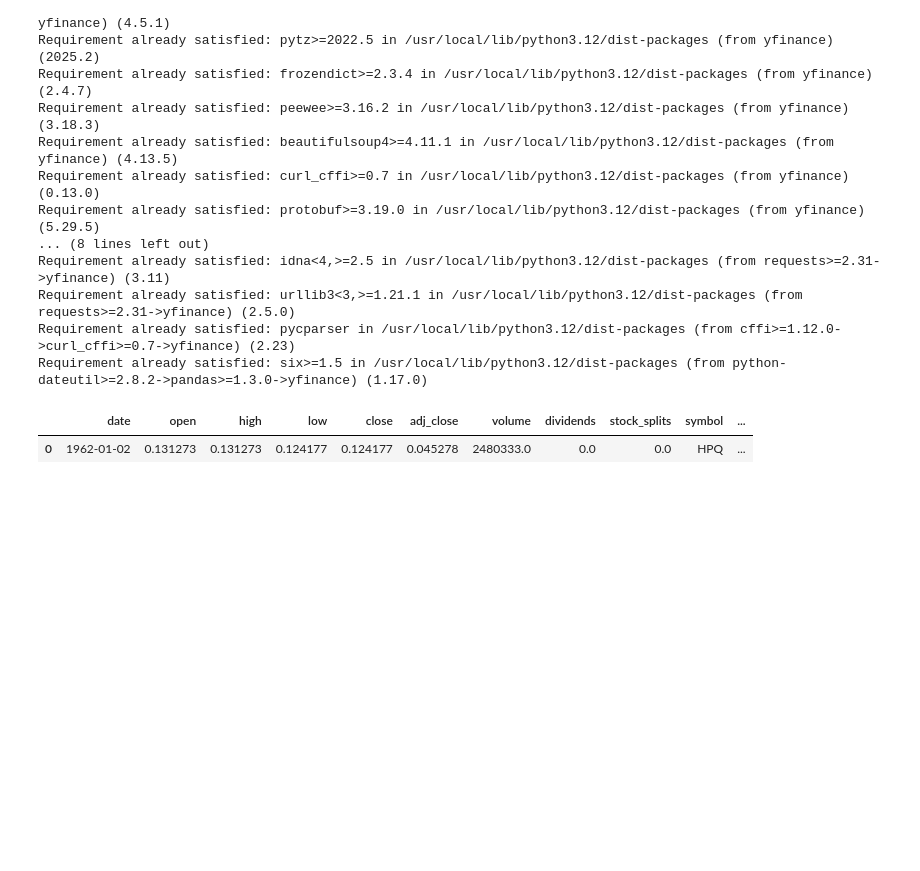
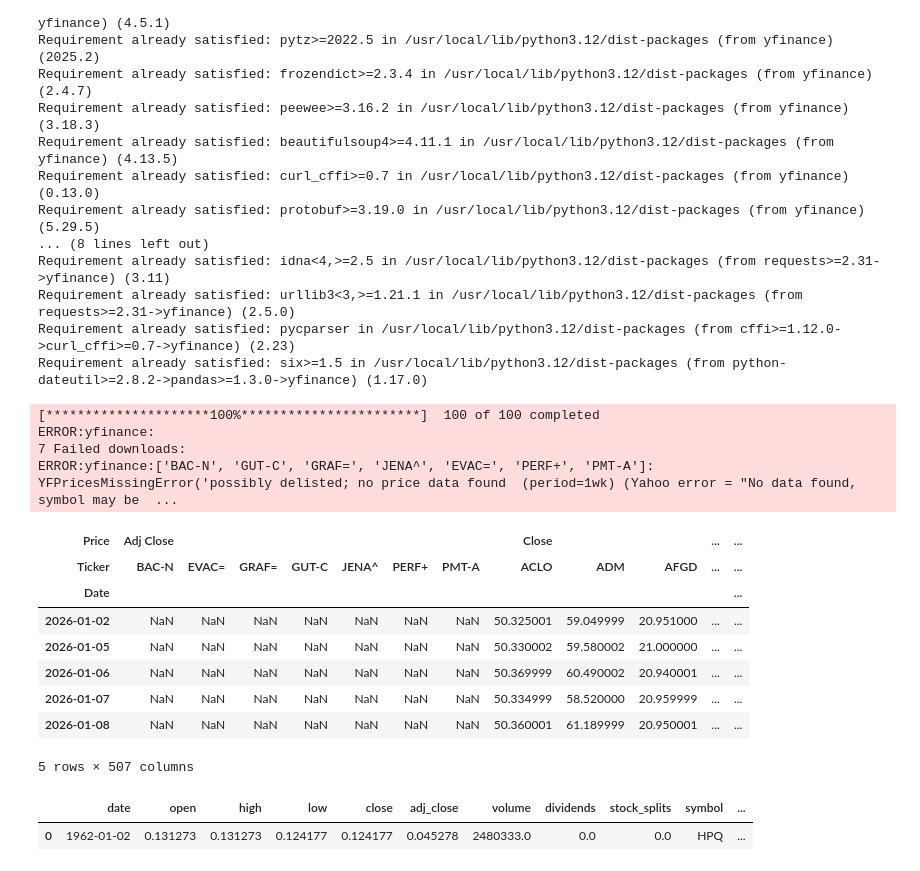
Before and after one commit to azzou02/EUblog, a Jupyter notebook: Assignment_0.ipynb, the cells around one changed output. Cells and saved outputs as stored; diff of their text form; code cells hidden in the pictures; blank space fills up the shorter version.

```diff
--- a/Assignment_0.ipynb
+++ b/Assignment_0.ipynb
@@ -70,6 +70,28 @@ Requirement already satisfied: idna<4,>=2.5 in /usr/local/lib/python3.12/dist-pa
 Requirement already satisfied: urllib3<3,>=1.21.1 in /usr/local/lib/python3.12/dist-packages (from requests>=2.31->yfinance) (2.5.0)
 Requirement already satisfied: pycparser in /usr/local/lib/python3.12/dist-packages (from cffi>=1.12.0->curl_cffi>=0.7->yfinance) (2.23)
 Requirement already satisfied: six>=1.5 in /usr/local/lib/python3.12/dist-packages (from python-dateutil>=2.8.2->pandas>=1.3.0->yfinance) (1.17.0)
+# %%
+import yfinance as yf
+
+small_list = list(symbols)[:100]
+symbols_data = yf.download(list(small_list), period="1wk", interval="1d")
+# %% [output]
+[*********************100%***********************]  100 of 100 completed
+ERROR:yfinance:
+7 Failed downloads:
+ERROR:yfinance:['BAC-N', 'GUT-C', 'GRAF=', 'JENA^', 'EVAC=', 'PERF+', 'PMT-A']: YFPricesMissingError('possibly delisted; no price data found  (period=1wk) (Yahoo error = "No data found, symbol may be  ...
+# %%
+symbols_data.head(5)
+# %% [output]
+| Price | Adj Close |  |  |  |  |  |  | Close |  |  | ... | ... |
+| Ticker | BAC-N | EVAC= | GRAF= | GUT-C | JENA^ | PERF+ | PMT-A | ACLO | ADM | AFGD | ... | ... |
+| Date |  |  |  |  |  |  |  |  |  |  |  | ... |
+| 2026-01-02 | NaN | NaN | NaN | NaN | NaN | NaN | NaN | 50.325001 | 59.049999 | 20.951000 | ... | ... |
+| 2026-01-05 | NaN | NaN | NaN | NaN | NaN | NaN | NaN | 50.330002 | 59.580002 | 21.000000 | ... | ... |
+| 2026-01-06 | NaN | NaN | NaN | NaN | NaN | NaN | NaN | 50.369999 | 60.490002 | 20.940001 | ... | ... |
+| 2026-01-07 | NaN | NaN | NaN | NaN | NaN | NaN | NaN | 50.334999 | 58.520000 | 20.959999 | ... | ... |
+| 2026-01-08 | NaN | NaN | NaN | NaN | NaN | NaN | NaN | 50.360001 | 61.189999 | 20.950001 | ... | ... |
+5 rows × 507 columns
 # %%
 data=pd.read_parquet('stocks.parquet')
 # %%
```
Also changed, not shown: parts of 5 cells of this notebook.
